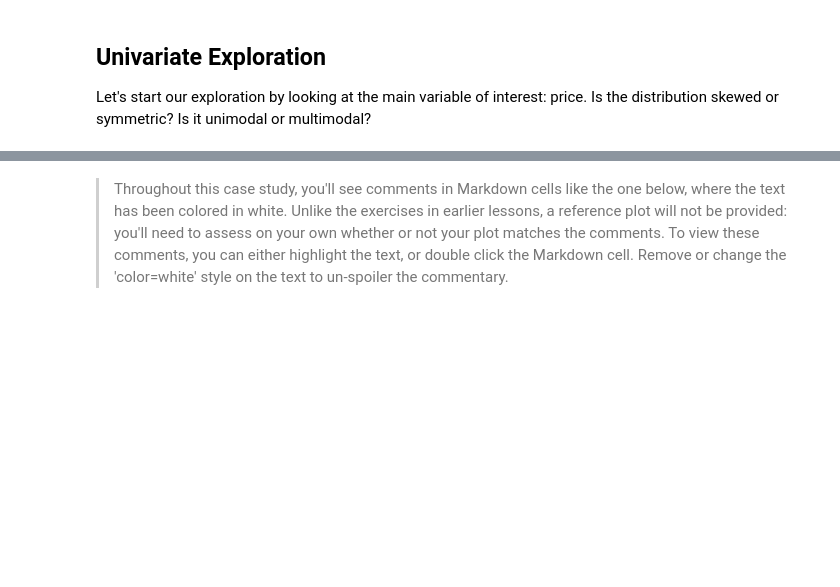
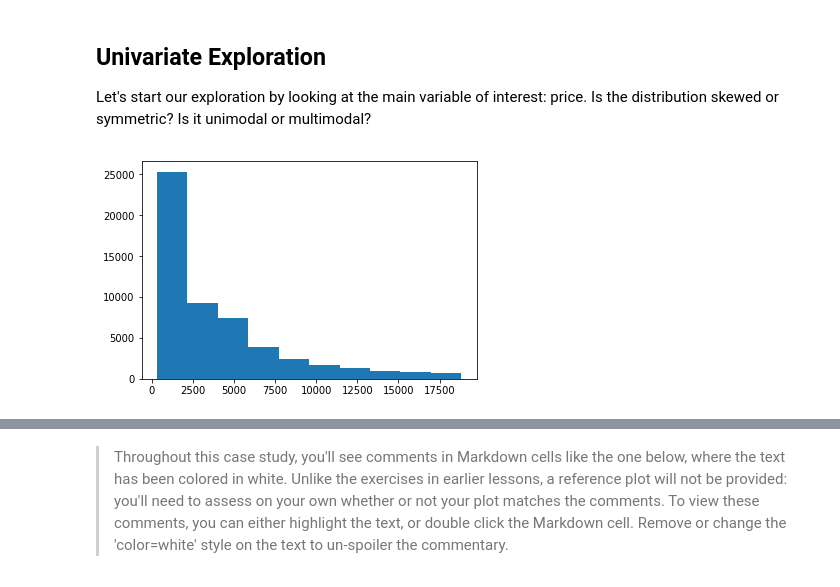
Before and after one commit to bchen-yyc/DAND-diamonds, a Jupyter notebook: Univariate_Exploration.ipynb, the cells around one changed output, grey strips where cells are left out. Cells and saved outputs as stored; diff of their text form; code cells hidden in the pictures; blank space fills up the shorter version.

```diff
--- a/Univariate_Exploration.ipynb
+++ b/Univariate_Exploration.ipynb
@@ -27,3 +61,6 @@ diamonds.describe()
 Let's start our exploration by looking at the main variable of interest: price. Is the distribution skewed or symmetric? Is it unimodal or multimodal?
 # %%
 # univariate plot of diamond prices
+plt.hist(diamonds['price']);
+# %% [output]
+[figure, added]
```
Also changed, not shown: parts of 19 cells of this notebook.
